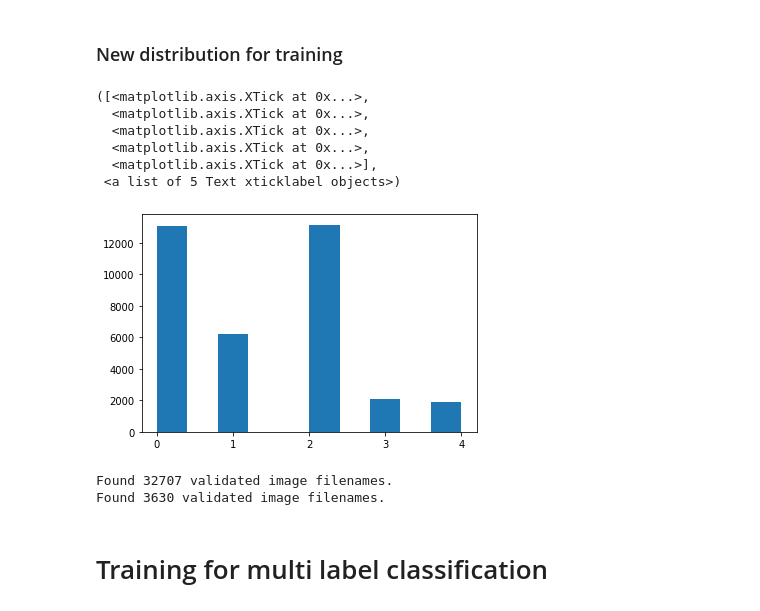
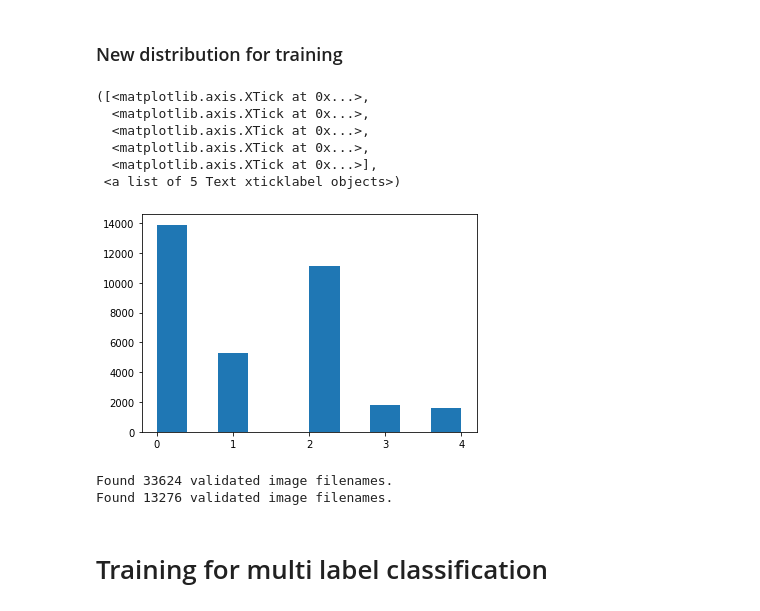
Before and after one commit to SaizFerri/diabetic-retinopathy-detection, a Jupyter notebook: model/ResNet_50.ipynb, the cells around one changed output. Saved outputs shown, nothing was run; the diff lists cells and outputs as text; code cells hidden in the pictures.

Commit message:
feat: add new metric, new argumentation and new training

```diff
--- a/model/ResNet_50.ipynb
+++ b/model/ResNet_50.ipynb
@@ -347,16 +383,16 @@ plt.xticks(classes)
 [figure]
 # %% [markdown]
 # Normal training split
-# %%
-data_c0 = data.where(data['level'] == 0).dropna()
-data_c0 = data_c0.iloc[:int(len(data_c0) * 0.2)]
-data_cP = data.where(data['level'] > 0).dropna()
-
-data = pd.concat([data_c0, data_cP]).sample(frac=1) # concat & shuffle data
-
-split = int(len(data) * 0.1)
-test_df = data.iloc[:split].copy()
-train_df = data.iloc[split:].copy()
+# %%
+split = int(len(data) * 0.15)
+test_df = data.iloc[:split].copy().reset_index(drop=True)
+train_df = data.iloc[split:].copy()
+
+train_c0 = train_df[train_df['level'] == 0]
+train_c0 = train_c0.iloc[:int(len(train_c0)*0.25)]
+train_cP = train_df[train_df['level'] > 0]
+
+train_df = pd.concat([train_c0, train_cP]).sample(frac=1, random_state=69859680).reset_index(drop=True) # concat & shuffle data
 # %% [markdown]
 # High definition training split
 # %%
@@ -375,13 +411,13 @@ train_df = data.iloc[split:].copy()
 # %% [markdown]
 ### New distribution for training
 # %%
-plt.hist(x=data['level'])
+plt.hist(x=train_df['level'])
 plt.xticks(classes)
 # %% [output]
 ([<matplotlib.axis.XTick at 0x...>,
   <matplotlib.axis.XTick at 0x...>,
   <matplotlib.axis.XTick at 0x...>,
   <matplotlib.axis.XTick at 0x...>,
   <matplotlib.axis.XTick at 0x...>],
  <a list of 5 Text xticklabel objects>)
-[figure, old version]
+[figure, new version]
@@ -388,12 +434,9 @@ plt.xticks(classes)
 # %%
-BATCH_SIZE = 32
+BATCH_SIZE = 4
 IMG_SIZE = 512
 
 datagen = keras.preprocessing.image.ImageDataGenerator(
-    rescale=1./255,
-    rotation_range=360,
-    horizontal_flip=True,
-    vertical_flip=True)
+    preprocessing_function=lambda img: np.clip(aug_seq.augment_image(img) / 255.0, 0, 1))
 
 train_generator = datagen.flow_from_dataframe(
     dataframe=train_df,
@@ -415,8 +458,8 @@ validation_generator = datagen.flow_from_dataframe(
     directory=DATA_PATH,
     validate_filenames=True)
 # %% [output]
-Found 32707 validated image filenames.
-Found 3630 validated image filenames.
+Found 33624 validated image filenames.
+Found 13276 validated image filenames.
 # %%
 # vanilla imagenet weights
 imagenet_weights = f'{DATASET_PATH}pretrained/resnet50_weights_imagenet_no_dense.h5'
```
Also changed, not shown: parts of 24 cells of this notebook.
